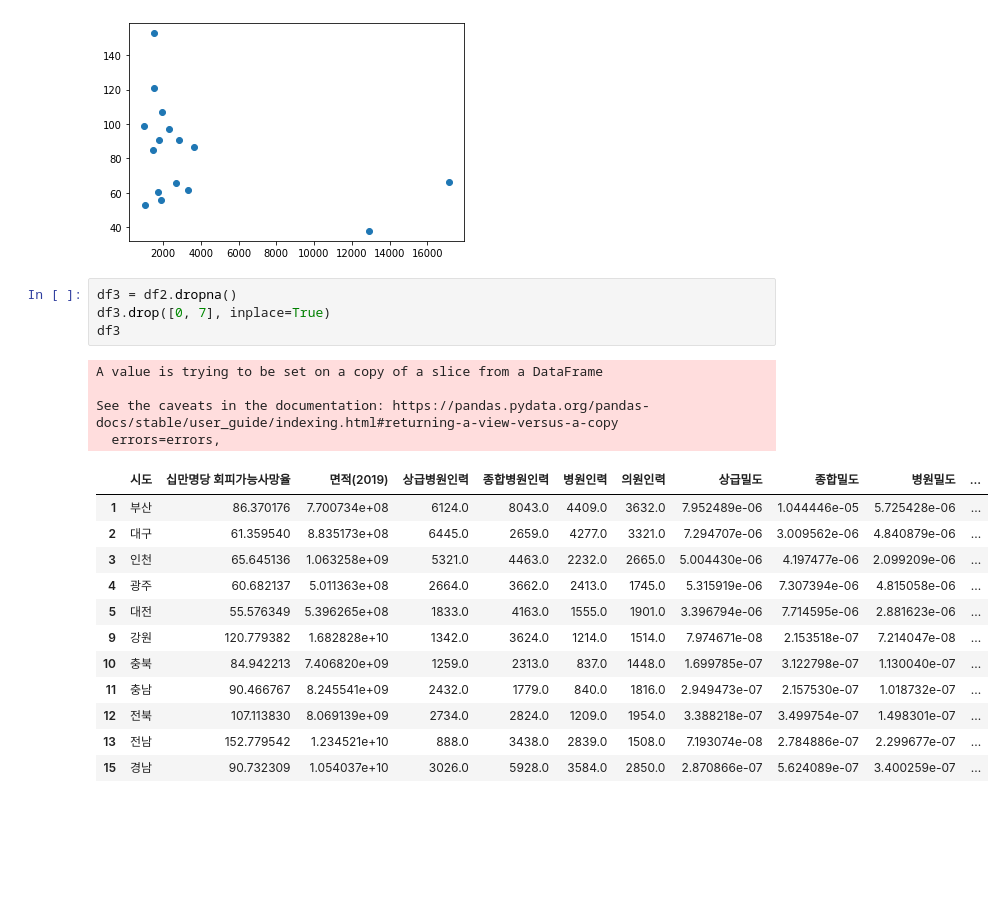
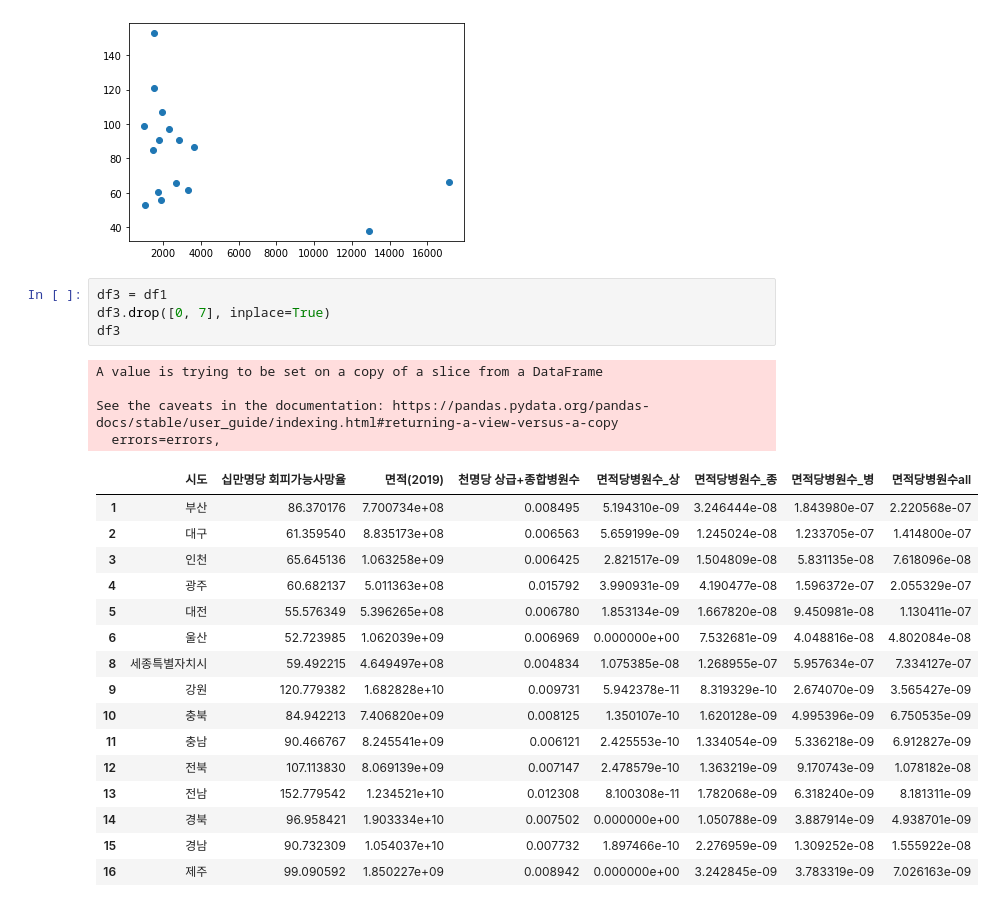
Before and after one commit to shinjaehoeh/MC_PJT, a Jupyter notebook: 2.PJT_team4/PJT03_병원밀도_상관관계.ipynb, the cells around one changed output. Saved outputs shown, nothing was run; the diff lists cells and outputs as text; blank space fills up the shorter version.

```diff
--- a/2.PJT_team4/PJT03_병원밀도_상관관계.ipynb
+++ b/2.PJT_team4/PJT03_병원밀도_상관관계.ipynb
@@ -290,23 +290,27 @@ plt.show()
 # %% [output]
 [figure]
 # %%
-df3 = df2.dropna()
+df3 = df1
 df3.drop([0, 7], inplace=True)
 df3
 # %% [output]
 A value is trying to be set on a copy of a slice from a DataFrame
 
 See the caveats in the documentation: https://pandas.pydata.org/pandas-docs/stable/user_guide/indexing.html#returning-a-view-versus-a-copy
   errors=errors,
-|  | 시도 | 십만명당 회피가능사망율 | 면적(2019) | 상급병원인력 | 종합병원인력 | 병원인력 | 의원인력 | 상급밀도 | 종합밀도 | 병원밀도 | ... |
-| 1 | 부산 | 86.370176 | 7.700734e+08 | 6124.0 | 8043.0 | 4409.0 | 3632.0 | 7.952489e-06 | 1.044446e-05 | 5.725428e-06 | ... |
-| 2 | 대구 | 61.359540 | 8.835173e+08 | 6445.0 | 2659.0 | 4277.0 | 3321.0 | 7.294707e-06 | 3.009562e-06 | 4.840879e-06 | ... |
-| 3 | 인천 | 65.645136 | 1.063258e+09 | 5321.0 | 4463.0 | 2232.0 | 2665.0 | 5.004430e-06 | 4.197477e-06 | 2.099209e-06 | ... |
-| 4 | 광주 | 60.682137 | 5.011363e+08 | 2664.0 | 3662.0 | 2413.0 | 1745.0 | 5.315919e-06 | 7.307394e-06 | 4.815058e-06 | ... |
-| 5 | 대전 | 55.576349 | 5.396265e+08 | 1833.0 | 4163.0 | 1555.0 | 1901.0 | 3.396794e-06 | 7.714595e-06 | 2.881623e-06 | ... |
-| 9 | 강원 | 120.779382 | 1.682828e+10 | 1342.0 | 3624.0 | 1214.0 | 1514.0 | 7.974671e-08 | 2.153518e-07 | 7.214047e-08 | ... |
-| 10 | 충북 | 84.942213 | 7.406820e+09 | 1259.0 | 2313.0 | 837.0 | 1448.0 | 1.699785e-07 | 3.122798e-07 | 1.130040e-07 | ... |
-| 11 | 충남 | 90.466767 | 8.245541e+09 | 2432.0 | 1779.0 | 840.0 | 1816.0 | 2.949473e-07 | 2.157530e-07 | 1.018732e-07 | ... |
-| 12 | 전북 | 107.113830 | 8.069139e+09 | 2734.0 | 2824.0 | 1209.0 | 1954.0 | 3.388218e-07 | 3.499754e-07 | 1.498301e-07 | ... |
-| 13 | 전남 | 152.779542 | 1.234521e+10 | 888.0 | 3438.0 | 2839.0 | 1508.0 | 7.193074e-08 | 2.784886e-07 | 2.299677e-07 | ... |
-| 15 | 경남 | 90.732309 | 1.054037e+10 | 3026.0 | 5928.0 | 3584.0 | 2850.0 | 2.870866e-07 | 5.624089e-07 | 3.400259e-07 | ... |
+|  | 시도 | 십만명당 회피가능사망율 | 면적(2019) | 천명당 상급+종합병원수 | 면적당병원수_상 | 면적당병원수_종 | 면적당병원수_병 | 면적당병원수all |
+| 1 | 부산 | 86.370176 | 7.700734e+08 | 0.008495 | 5.194310e-09 | 3.246444e-08 | 1.843980e-07 | 2.220568e-07 |
+| 2 | 대구 | 61.359540 | 8.835173e+08 | 0.006563 | 5.659199e-09 | 1.245024e-08 | 1.233705e-07 | 1.414800e-07 |
+| 3 | 인천 | 65.645136 | 1.063258e+09 | 0.006425 | 2.821517e-09 | 1.504809e-08 | 5.831135e-08 | 7.618096e-08 |
+| 4 | 광주 | 60.682137 | 5.011363e+08 | 0.015792 | 3.990931e-09 | 4.190477e-08 | 1.596372e-07 | 2.055329e-07 |
+| 5 | 대전 | 55.576349 | 5.396265e+08 | 0.006780 | 1.853134e-09 | 1.667820e-08 | 9.450981e-08 | 1.130411e-07 |
+| 6 | 울산 | 52.723985 | 1.062039e+09 | 0.006969 | 0.000000e+00 | 7.532681e-09 | 4.048816e-08 | 4.802084e-08 |
+| 8 | 세종특별자치시 | 59.492215 | 4.649497e+08 | 0.004834 | 1.075385e-08 | 1.268955e-07 | 5.957634e-07 | 7.334127e-07 |
+| 9 | 강원 | 120.779382 | 1.682828e+10 | 0.009731 | 5.942378e-11 | 8.319329e-10 | 2.674070e-09 | 3.565427e-09 |
+| 10 | 충북 | 84.942213 | 7.406820e+09 | 0.008125 | 1.350107e-10 | 1.620128e-09 | 4.995396e-09 | 6.750535e-09 |
+| 11 | 충남 | 90.466767 | 8.245541e+09 | 0.006121 | 2.425553e-10 | 1.334054e-09 | 5.336218e-09 | 6.912827e-09 |
+| 12 | 전북 | 107.113830 | 8.069139e+09 | 0.007147 | 2.478579e-10 | 1.363219e-09 | 9.170743e-09 | 1.078182e-08 |
+| 13 | 전남 | 152.779542 | 1.234521e+10 | 0.012308 | 8.100308e-11 | 1.782068e-09 | 6.318240e-09 | 8.181311e-09 |
+| 14 | 경북 | 96.958421 | 1.903334e+10 | 0.007502 | 0.000000e+00 | 1.050788e-09 | 3.887914e-09 | 4.938701e-09 |
+| 15 | 경남 | 90.732309 | 1.054037e+10 | 0.007732 | 1.897466e-10 | 2.276959e-09 | 1.309252e-08 | 1.555922e-08 |
+| 16 | 제주 | 99.090592 | 1.850227e+09 | 0.008942 | 0.000000e+00 | 3.242845e-09 | 3.783319e-09 | 7.026163e-09 |
```
Also changed, not shown: parts of 14 cells of this notebook, 3 other files.
